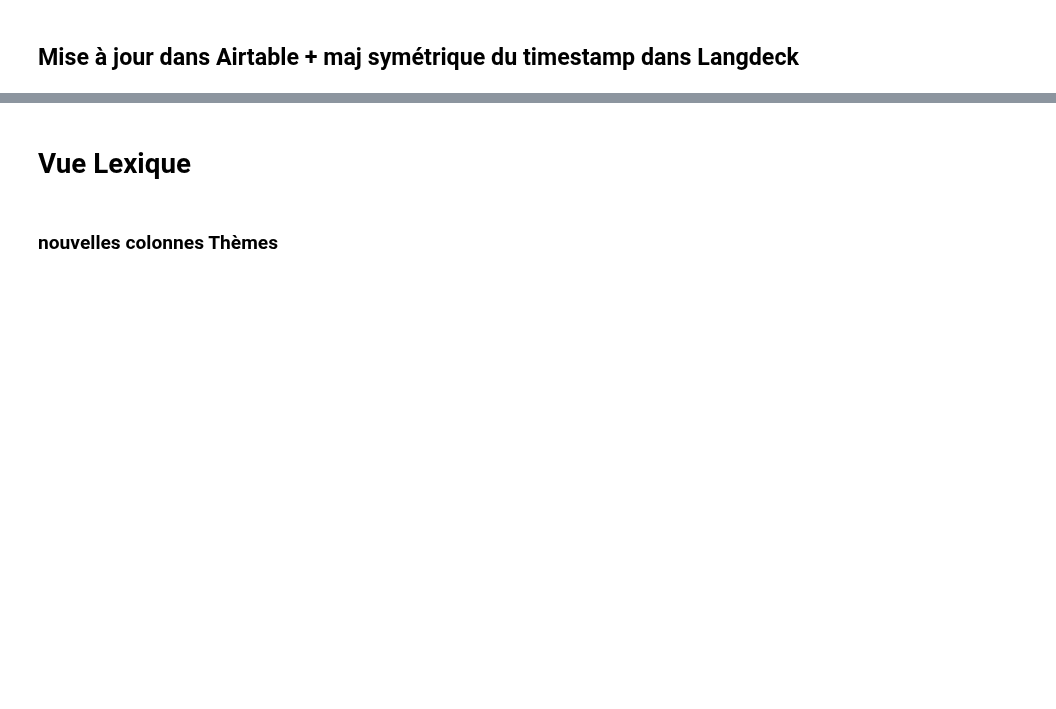
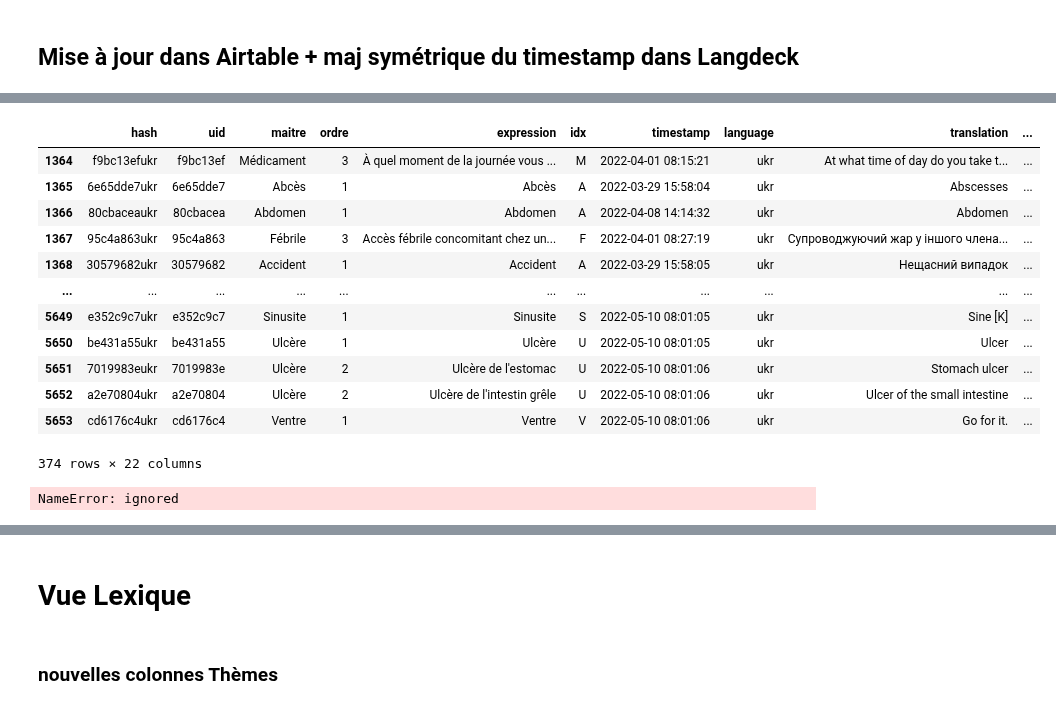
Before and after one commit to gretiere545/corpus, a Jupyter notebook: corpus_sync_airtable.ipynb, the cells around one changed output, grey strips where cells are left out. Cells and saved outputs as stored; diff of their text form; code cells hidden in the pictures; blank space fills up the shorter version.

```diff
--- a/corpus_sync_airtable.ipynb
+++ b/corpus_sync_airtable.ipynb
@@ -577,4 +604,11 @@ for index, row in df_newly_updated_in_langdeck.iterrows():
 df_langdeck = get_df_langdeck(db_langdeck_url)
 # %%
 # on ajoute une colonne de translation state (0=VOID; 1=PENDING; 2=OK; 3=KO)
-df_langdeck["translation_state"] = df_langdeck["translation"].apply(lambda x:0 if x=="" else 1)
+#df_langdeck["translation_state"] = df_langdeck["translation"].apply(lambda x:0 if x=="" else 1)
+# %%
+def get_translation_pivot (hash):
+  r = df_airtable_for_langdeck.loc[df_airtable_for_langdeck["hash"]==hash]["pivot"].values.item()
+  return r
+# %%
+# on ajoute une colonne pour la translation pivot (en)
+df_langdeck["translation_pivot"] = df_langdeck["hash"].apply(lambda x:get_translation_pivot(x))
@@ -580,0 +700,20 @@ df_langdeck["translation_state"] = df_langdeck["translation"].apply(lambda x:0 i
+# %%
+df_langdeck.loc[df_langdeck["language"]=="ukr"]
+# %% [output]
+|  | hash | uid | maitre | ordre | expression | idx | timestamp | language | translation | ... |
+| 1364 | f9bc13efukr | f9bc13ef | Médicament | 3 | À quel moment de la journée vous ... | M | 2022-04-01 08:15:21 | ukr | At what time of day do you take t... | ... |
+| 1365 | 6e65dde7ukr | 6e65dde7 | Abcès | 1 | Abcès | A | 2022-03-29 15:58:04 | ukr | Abscesses | ... |
+| 1366 | 80cbaceaukr | 80cbacea | Abdomen | 1 | Abdomen | A | 2022-04-08 14:14:32 | ukr | Abdomen | ... |
+| 1367 | 95c4a863ukr | 95c4a863 | Fébrile | 3 | Accès fébrile concomitant chez un... | F | 2022-04-01 08:27:19 | ukr | Супроводжуючий жар у іншого члена... | ... |
+| 1368 | 30579682ukr | 30579682 | Accident | 1 | Accident | A | 2022-03-29 15:58:05 | ukr | Нещасний випадок | ... |
+| ... | ... | ... | ... | ... | ... | ... | ... | ... | ... | ... |
+| 5649 | e352c9c7ukr | e352c9c7 | Sinusite | 1 | Sinusite | S | 2022-05-10 08:01:05 | ukr | Sine [K] | ... |
+| 5650 | be431a55ukr | be431a55 | Ulcère | 1 | Ulcère | U | 2022-05-10 08:01:05 | ukr | Ulcer | ... |
+| 5651 | 7019983eukr | 7019983e | Ulcère | 2 | Ulcère de l'estomac | U | 2022-05-10 08:01:06 | ukr | Stomach ulcer | ... |
+| 5652 | a2e70804ukr | a2e70804 | Ulcère | 2 | Ulcère de l'intestin grêle | U | 2022-05-10 08:01:06 | ukr | Ulcer of the small intestine | ... |
+| 5653 | cd6176c4ukr | cd6176c4 | Ventre | 1 | Ventre | V | 2022-05-10 08:01:06 | ukr | Go for it. | ... |
+374 rows × 22 columns
+# %%
+df_langdeck.loc[df_langdeck["translation_state"]==2]
+# %% [output]
+NameError: ignored
```
Also changed, not shown: parts of 28 cells of this notebook.
